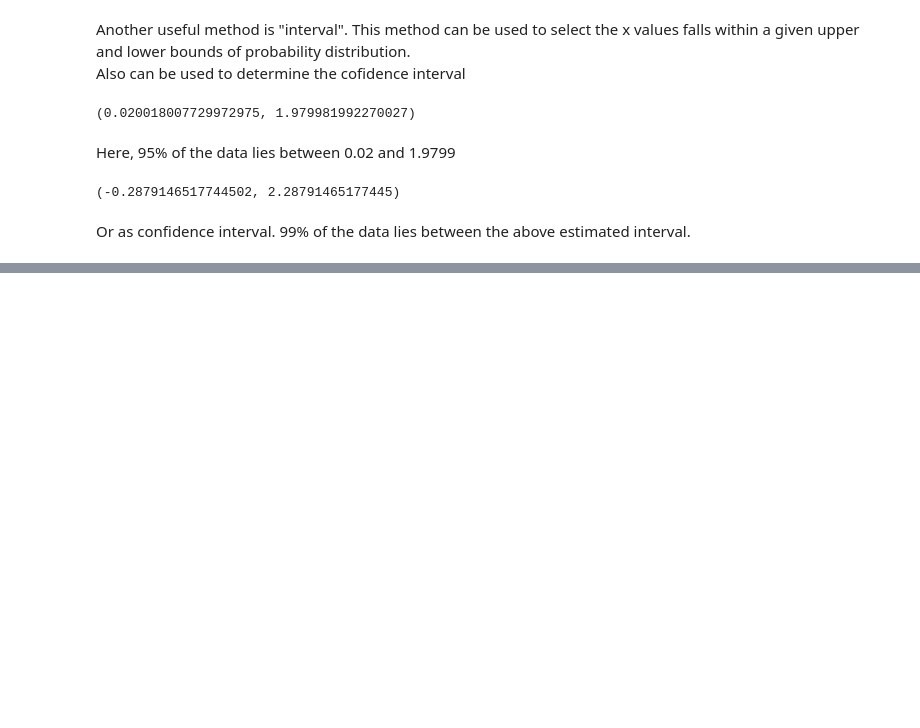
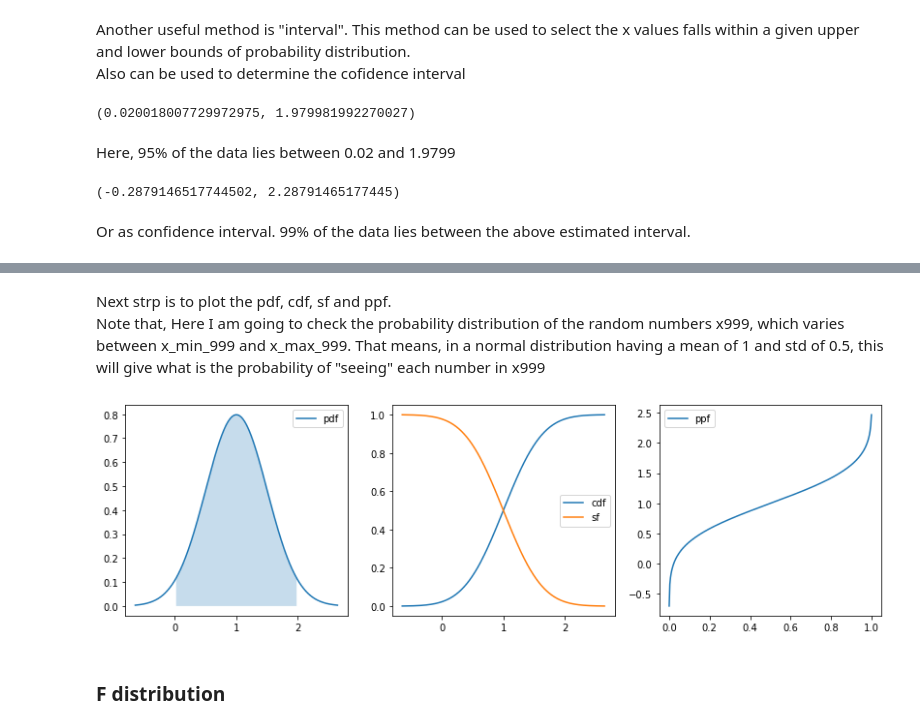
Before and after one commit to dennyalp/Statistics, a Jupyter notebook: Statistics_Notebook_02.ipynb, the cells around one changed output, grey strips where cells are left out. Drawn from its saved outputs; the diff is of its cells as text; code cells hidden in the pictures; blank space fills up the shorter version.

```diff
--- a/Statistics_Notebook_02.ipynb
+++ b/Statistics_Notebook_02.ipynb
@@ -96,0 +122,21 @@ Or as confidence interval. 99% of the data lies between the above estimated inte
+# %% [markdown]
+Next strp is to plot the pdf, cdf, sf and ppf. <br>
+Note that, Here I am going to check the probability distribution of the random numbers x999, which varies between x_min_999 and x_max_999. That means, in a normal distribution having a mean of 1 and std of 0.5, this will give what is the probability of "seeing" each number in x999
+# %%
+fig,ax = plt.subplots(1,3,figsize=(14,4))
+# probability distribution function (pdf)
+ax[0].plot(x999, X.pdf(x999), label="pdf")
+ax[0].fill_between(x95, X.pdf(x95), alpha=0.25)
+ax[0].legend()
+# cumulative distribution function and survival function (1-cdf)
+ax[1].plot(x999, X.cdf(x999), label = "cdf")
+ax[1].plot(x999, X.sf(x999), label = "sf")
+ax[1].legend()
+# percent point function
+ax[2].plot(x999, X.ppf(x999), label = "ppf")
+ax[2].legend()
+plt.show()
+# %% [output]
+[figure, added]
+# %% [markdown]
+### F distribution
```
Also changed, not shown: parts of 17 cells of this notebook.
